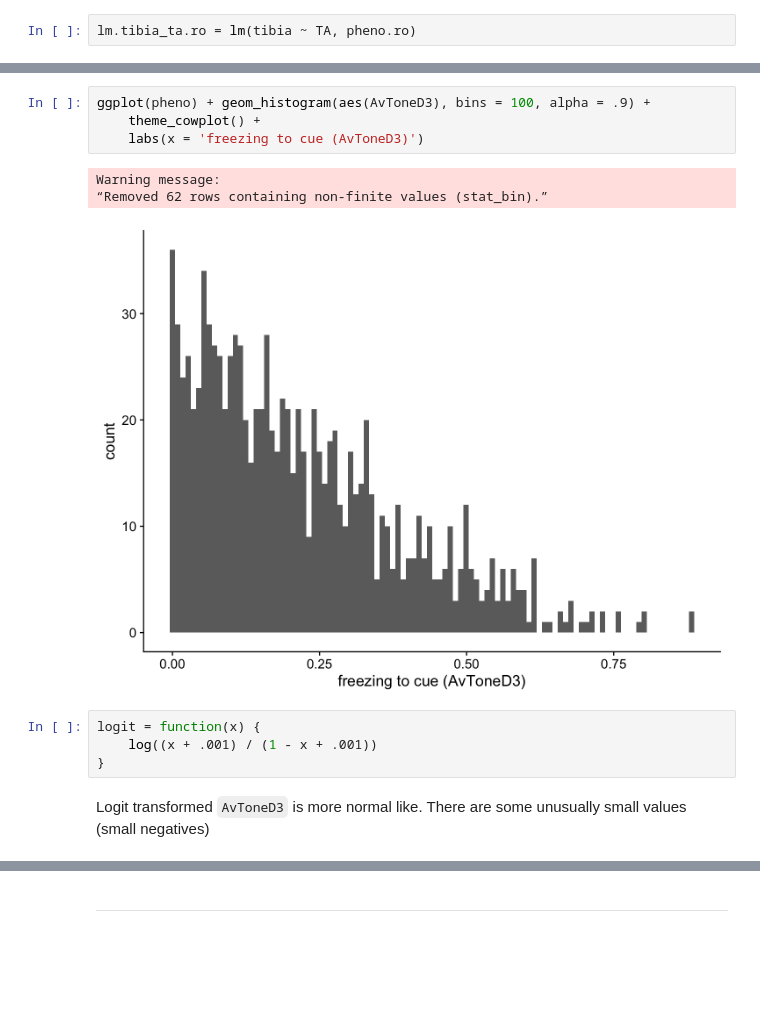
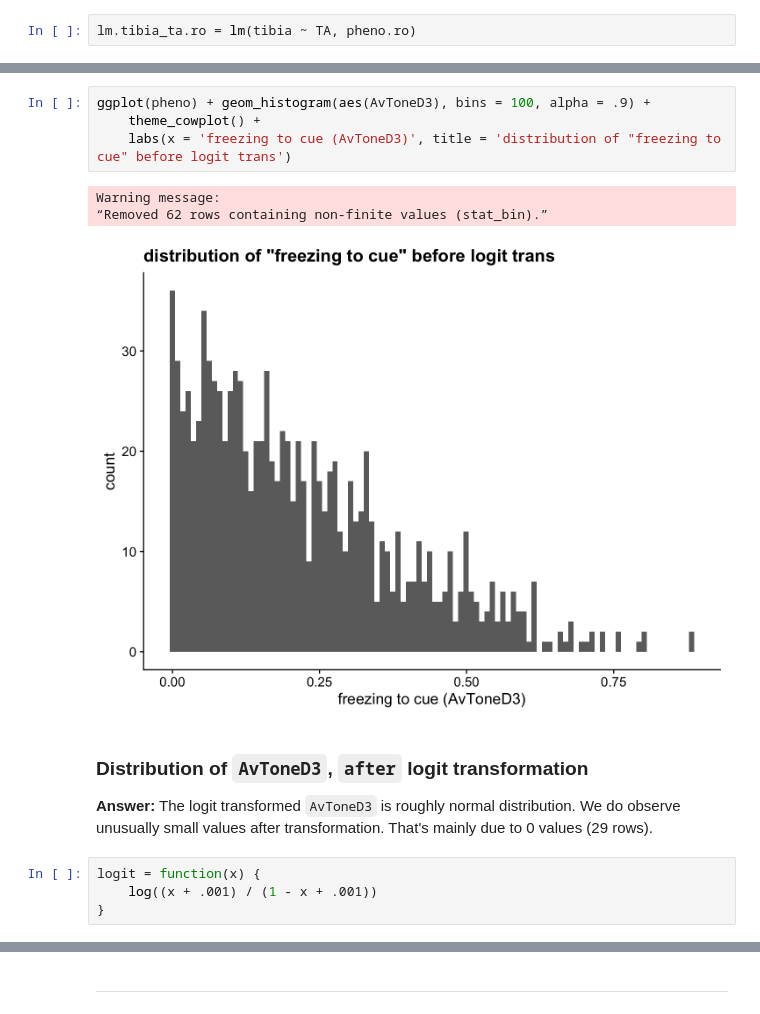
Before and after one commit to daiuc/qBioChallenges, a Jupyter notebook: DataVis.ipynb, the cells around one changed output, grey strips where cells are left out. Drawn from its saved outputs; the diff is of its cells as text; blank space fills up the shorter version.

```diff
--- a/DataVis.ipynb
+++ b/DataVis.ipynb
@@ -137,14 +163,16 @@ The distribution is not a normal distribution
 # %%
 ggplot(pheno) + geom_histogram(aes(AvToneD3), bins = 100, alpha = .9) +
     theme_cowplot() +
-    labs(x = 'freezing to cue (AvToneD3)')
+    labs(x = 'freezing to cue (AvToneD3)', title = 'distribution of "freezing to cue" before logit trans')
 # %% [output]
 Warning message:
 “Removed 62 rows containing non-finite values (stat_bin).”
-[figure, old version]
+[figure, new version]
+# %% [markdown]
+### Distribution of `AvToneD3`, `after` logit transformation
+
+**Answer:** The logit transformed `AvToneD3` is roughly normal distribution. We do observe unusually small values after transformation. That's mainly due to 0 values (29 rows).
 # %%
 logit = function(x) {
     log((x + .001) / (1 - x + .001))
 }
-# %% [markdown]
-Logit transformed `AvToneD3` is more normal like. There are some unusually small values (small negatives)
```
Also changed, not shown: parts of 30 cells of this notebook, 1 other file.
